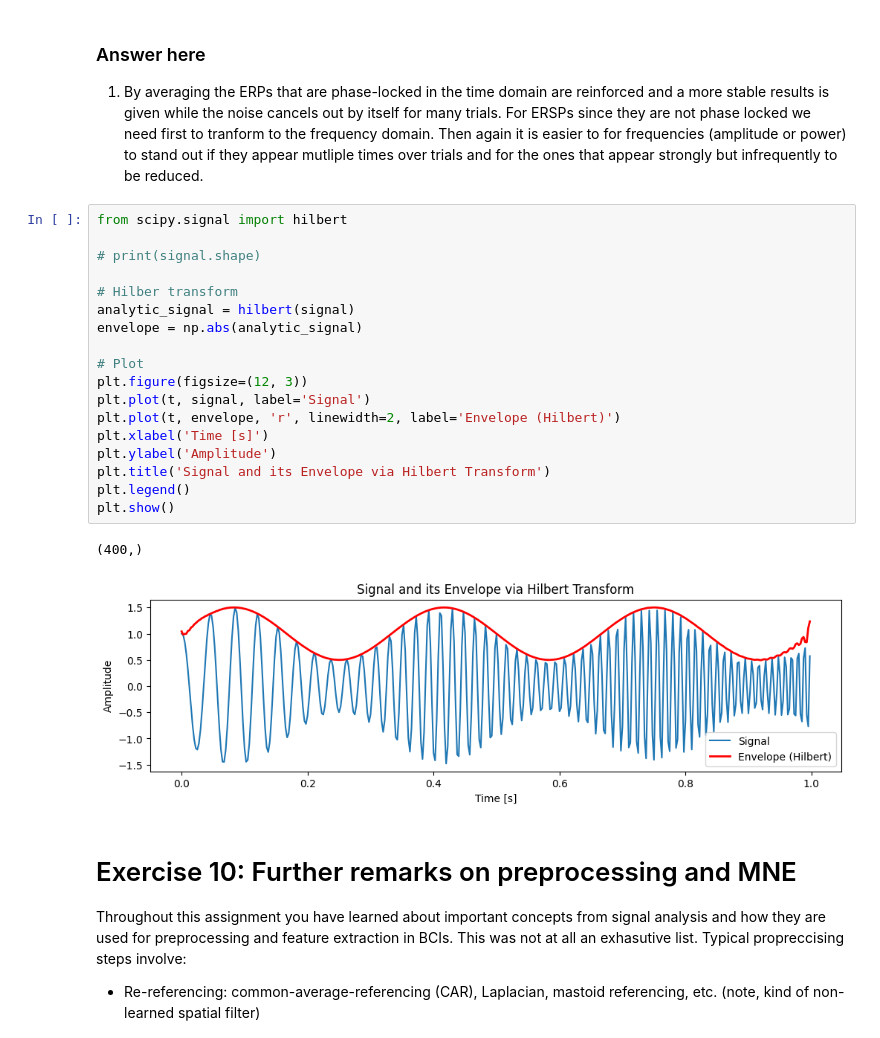
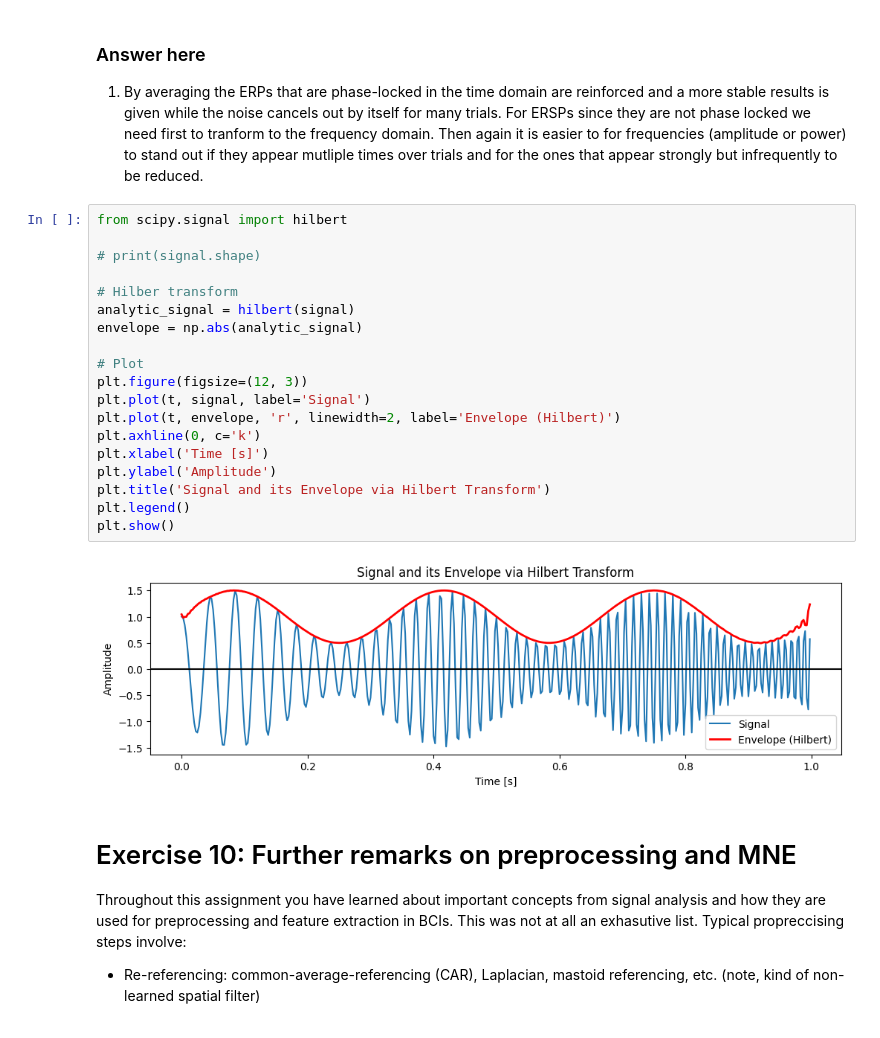
Before and after one commit to pschristodoulou/BCI_course, a Jupyter notebook: Assignments/Assignment8/assignment_08_signal_analysis.ipynb, the cells around one changed output. Saved outputs shown, nothing was run; the diff lists cells and outputs as text.

Commit message:
Modification on graph

```diff
--- a/Assignments/Assignment8/assignment_08_signal_analysis.ipynb
+++ b/Assignments/Assignment8/assignment_08_signal_analysis.ipynb
@@ -438,24 +438,24 @@ plt.legend()
 # %%
 from scipy.signal import hilbert
 
 # print(signal.shape)
 
 # Hilber transform
 analytic_signal = hilbert(signal)
 envelope = np.abs(analytic_signal)
 
 # Plot
 plt.figure(figsize=(12, 3))
 plt.plot(t, signal, label='Signal')
 plt.plot(t, envelope, 'r', linewidth=2, label='Envelope (Hilbert)')
+plt.axhline(0, c='k')
 plt.xlabel('Time [s]')
 plt.ylabel('Amplitude')
 plt.title('Signal and its Envelope via Hilbert Transform')
 plt.legend()
 plt.show()
 # %% [output]
-(400,)
-[figure, old version]
+[figure, new version]
 # %% [markdown]
 # Exercise 10: Further remarks on preprocessing and MNE
 
```
